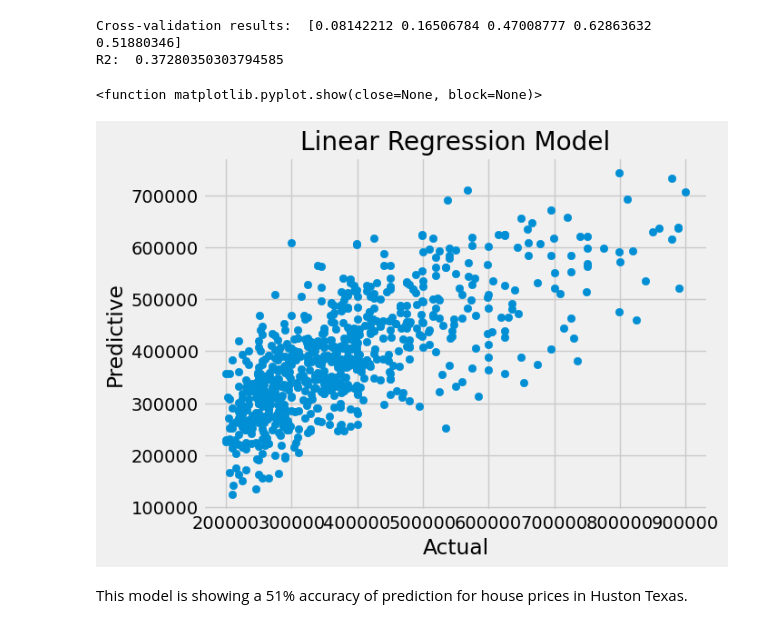
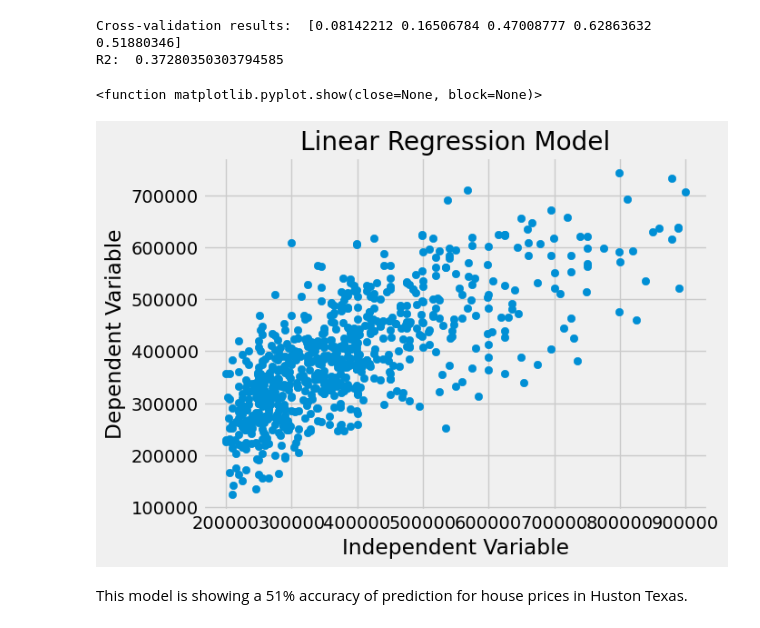
Before and after one commit to Hecgithub/House_Price_Prediction, a Jupyter notebook: 03_Code_and_Data/05_ML_Model/ML_House_Prediction_Prices_Updated.ipynb, the cells around one changed output. Saved outputs shown, nothing was run; the diff lists cells and outputs as text; code cells hidden in the pictures.

```diff
--- a/03_Code_and_Data/05_ML_Model/ML_House_Prediction_Prices_Updated.ipynb
+++ b/03_Code_and_Data/05_ML_Model/ML_House_Prediction_Prices_Updated.ipynb
@@ -263,19 +263,19 @@ R2:  0.37280350303794585
 # %%
 # Create the scatter plot
 plt.scatter(y_test, yr_hat)
 
 # Add a title
 plt.title('Linear Regression Model')
 
 # Add x and y axis labels
-plt.xlabel('Actual')
-plt.ylabel('Predictive')
+plt.xlabel('Independent Variable')
+plt.ylabel('Dependent Variable')
 
 # Show the plot
 plt.show
 # %% [output]
 <function matplotlib.pyplot.show(close=None, block=None)>
-[figure, old version]
+[figure, new version]
 # %% [markdown]
 This model is showing a 51% accuracy of prediction for house prices in Huston Texas.
 # %% [markdown]
```
Also changed, not shown: parts of 4 cells of this notebook.
